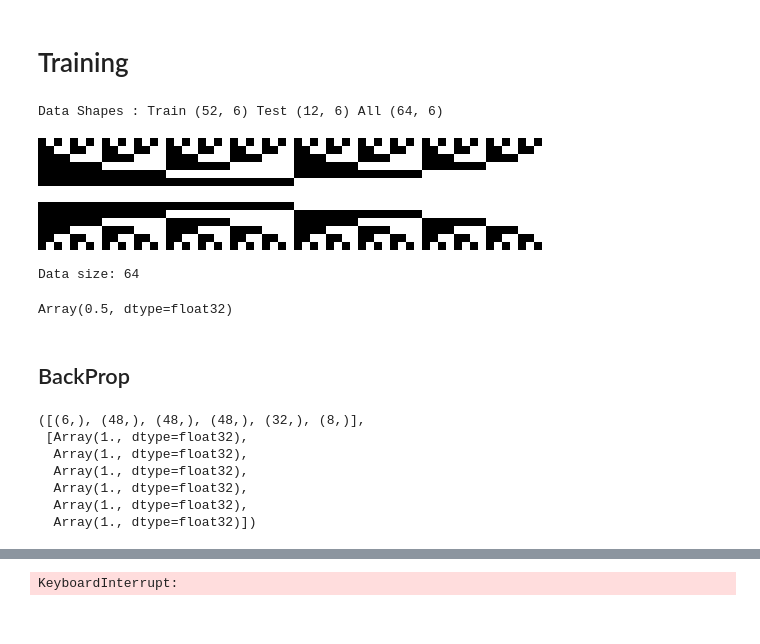
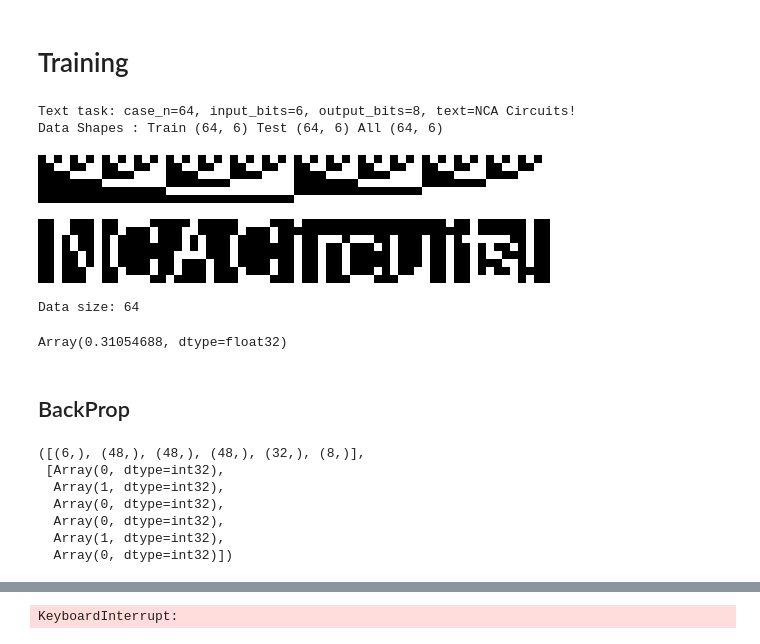
Before and after one commit to GabrielBena/boolean_nca_cc, a Jupyter notebook: random_boolean_nets.ipynb, the cells around one changed output, grey strips where cells are left out. Drawn from its saved outputs; the diff is of its cells as text; code cells hidden in the pictures.

```diff
--- a/random_boolean_nets.ipynb
+++ b/random_boolean_nets.ipynb
@@ -108,43 +112,44 @@ state = TrainState(params=logitsbp, opt_state=opt.init(logitsbp))
 origin_logitsbp = logitsbp.copy()
 
 case_n = 1 << input_n
-loss_type = config.training.loss_type
+loss_cfg = config.loss
 x = jp.arange(case_n)
 test_seeds = jax.random.split(jax.random.PRNGKey(42), 5)
 
 (x_train, y_train), (x_test, y_test), (x, y0) = get_task_data(
-    # config.circuit.task,
-    "reverse",
+    config.circuit.task,
+    # "reverse",
     case_n,
     input_bits=input_n,
     output_bits=output_n,
     text=config.circuit.text,
     # text="!NCA Circuits!",
     train_test_split=True,
     test_ratio=0.2,
     seed=42,
 )
 
 print(f"Data Shapes : Train {x_train.shape} Test {x_test.shape} All {x.shape}")
 
 zoom_factor = 8
 
 
 # plot_data = lambda x: np.concatenate([x[:128], x[-128:]], axis=0).T
 plot_data = lambda x: x.T
 
 imshow(zoom(plot_data(x), zoom_factor))
 imshow(zoom(plot_data(y0), zoom_factor))
 print(f"Data size: {x.shape[0]}")
 # %% [output]
-Data Shapes : Train (52, 6) Test (12, 6) All (64, 6)
+Text task: case_n=64, input_bits=6, output_bits=8, text=NCA Circuits!
+Data Shapes : Train (64, 6) Test (64, 6) All (64, 6)
 [figure]
-[figure, old version]
+[figure, new version]
 Data size: 64
 # %%
 y0.mean()
 # %% [output]
-Array(0.5, dtype=float32)
+Array(0.31054688, dtype=float32)
 # %% [markdown]
 ## BackProp
 # %%
@@ -158,19 +163,18 @@ from boolean_nca_cc.training.pool.structural_perturbation import (
 )
 # %%
 key = jax.random.PRNGKey(0)
-gate_mask = create_reproducible_knockout_pattern(
+gate_mask = create_knockout_pattern(
     key=key,
     layer_sizes=layer_sizes,
-    number_knokouts=0,
-    input_n=input_n,
+    num_knockouts=2,
 )
 
-[m.shape for m in gate_mask], [m.mean() for m in gate_mask]
+[m.shape for m in gate_mask], [(m == 0).sum() for m in gate_mask]
 # %% [output]
 ([(6,), (48,), (48,), (48,), (32,), (8,)],
- [Array(1., dtype=float32),
-  Array(1., dtype=float32),
-  Array(1., dtype=float32),
-  Array(1., dtype=float32),
-  Array(1., dtype=float32),
-  Array(1., dtype=float32)])
+ [Array(0, dtype=int32),
+  Array(1, dtype=int32),
+  Array(0, dtype=int32),
+  Array(0, dtype=int32),
+  Array(1, dtype=int32),
+  Array(0, dtype=int32)])
```
Also changed, not shown: parts of 16 cells of this notebook, 9 other files.
